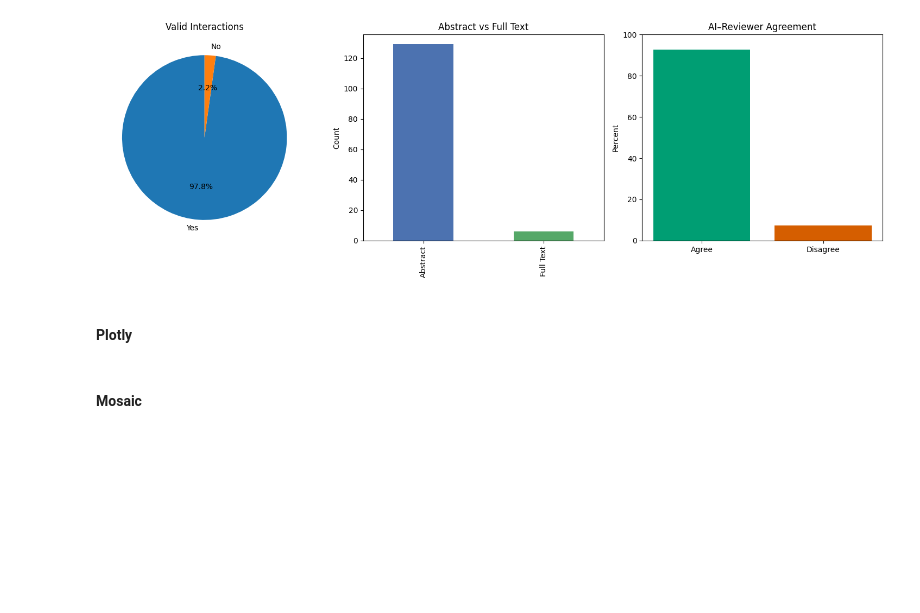
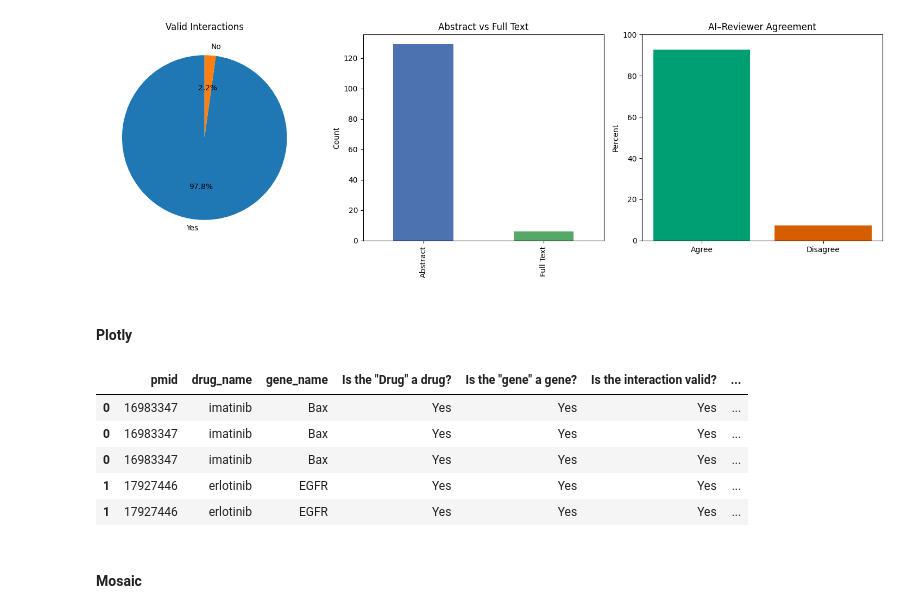
Before and after one commit to dgidb/dgiLIT, a Jupyter notebook: research/notebooks/validity-bcl2/validty.ipynb, the cells around one changed output. Drawn from its saved outputs; the diff is of its cells as text; code cells hidden in the pictures; blank space fills up the shorter version.

```diff
--- a/research/notebooks/validity-bcl2/validty.ipynb
+++ b/research/notebooks/validity-bcl2/validty.ipynb
@@ -359,3 +377,12 @@ fig.update_layout(
 
 fig.show()
 fig.write_image("interaction_type_pie.png", scale=3, width=1200, height=800)
+# %%
+tdf.head(5)
+# %% [output]
+|  | pmid | drug_name | gene_name | Is the "Drug" a drug? | Is the "gene" a gene? | Is the interaction valid? | ... |
+| 0 | 16983347 | imatinib | Bax | Yes | Yes | Yes | ... |
+| 0 | 16983347 | imatinib | Bax | Yes | Yes | Yes | ... |
+| 0 | 16983347 | imatinib | Bax | Yes | Yes | Yes | ... |
+| 1 | 17927446 | erlotinib | EGFR | Yes | Yes | Yes | ... |
+| 1 | 17927446 | erlotinib | EGFR | Yes | Yes | Yes | ... |
```
Also changed, not shown: parts of 12 cells of this notebook.
